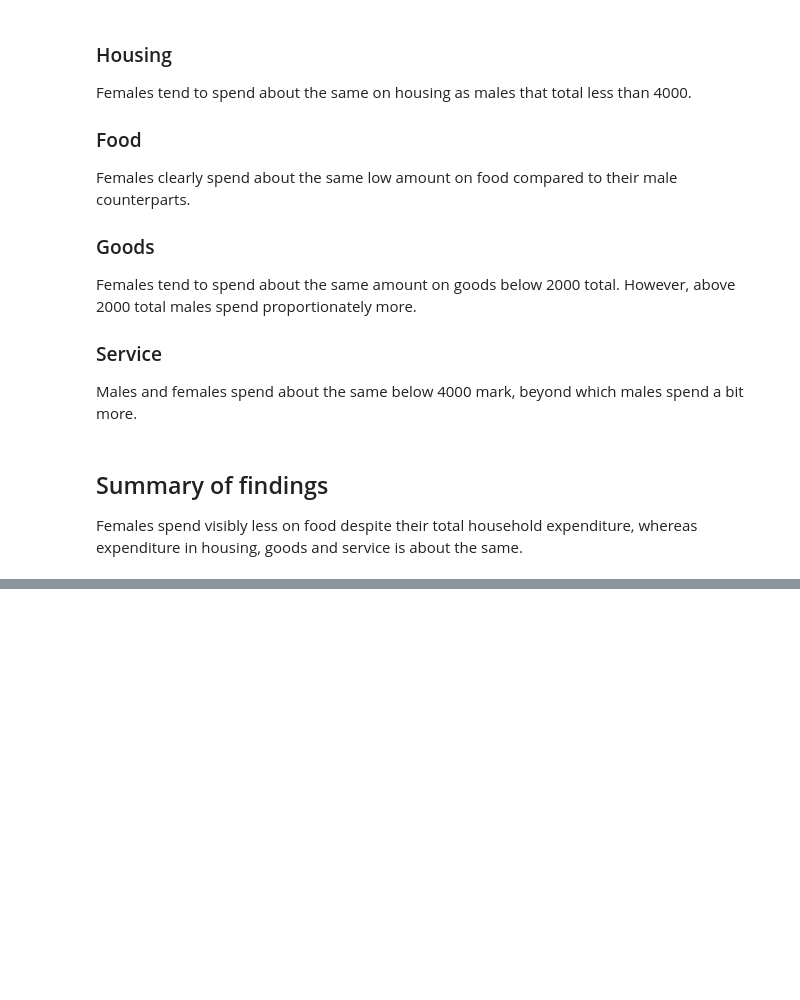
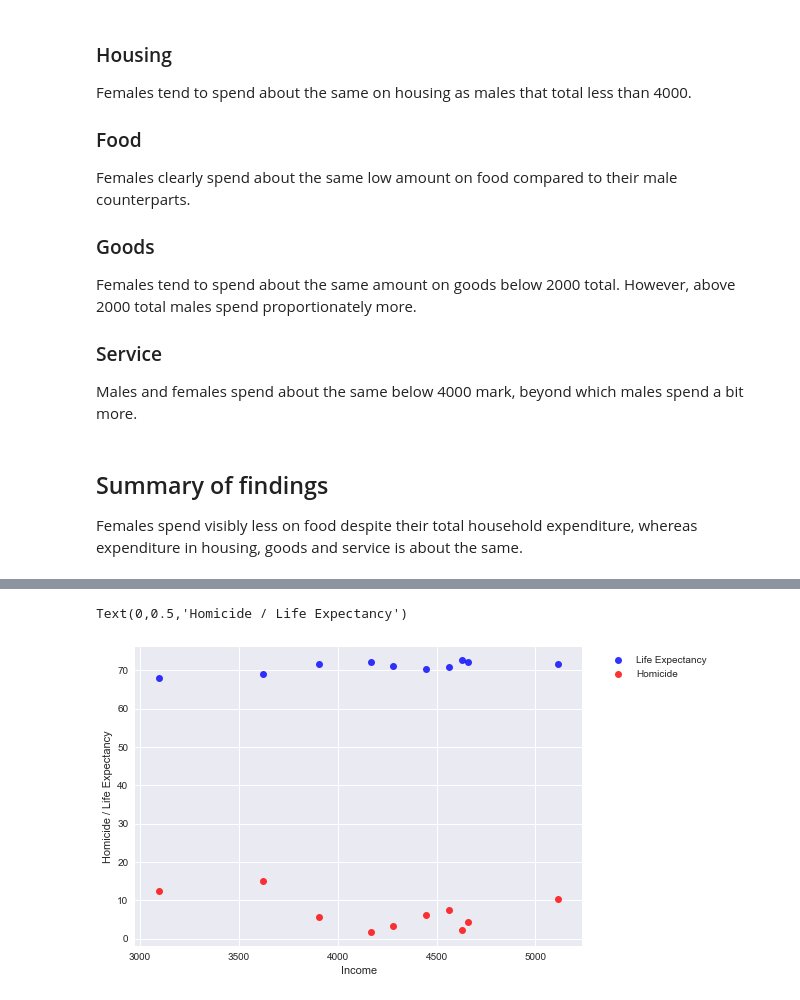
Before and after one commit to seporaitis/hsaur-python, a Jupyter notebook: Chapter2.ipynb, the cells around one changed output, grey strips where cells are left out. Cells and saved outputs as stored; diff of their text form; code cells hidden in the pictures; blank space fills up the shorter version.

```diff
--- a/Chapter2.ipynb
+++ b/Chapter2.ipynb
@@ -414,0 +466,9 @@ Females spend visibly less on food despite their total household expenditure, wh
+# %%
+fig, ax = plt.subplots()
+sns.regplot(x='Income', y='Life.Expectancy', data=usstates, ax=ax, fit_reg=False, color="blue", label="Life Expectancy")
+sns.regplot(x='Income', y='Homicide', data=usstates, ax=ax, fit_reg=False, color="red", label="Homicide")
+ax.legend(loc='upper right', bbox_to_anchor=(1.3, 1))
+ax.set_ylabel("Homicide / Life Expectancy")
+# %% [output]
+Text(0,0.5,'Homicide / Life Expectancy')
+[figure, added]
```
Also changed, not shown: parts of 17 cells of this notebook, 2 other files.
